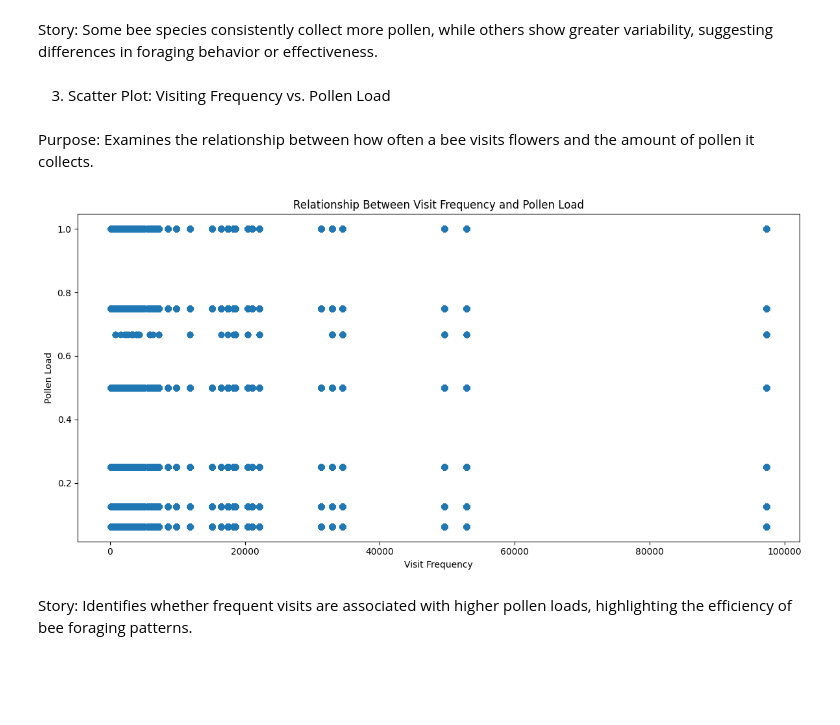
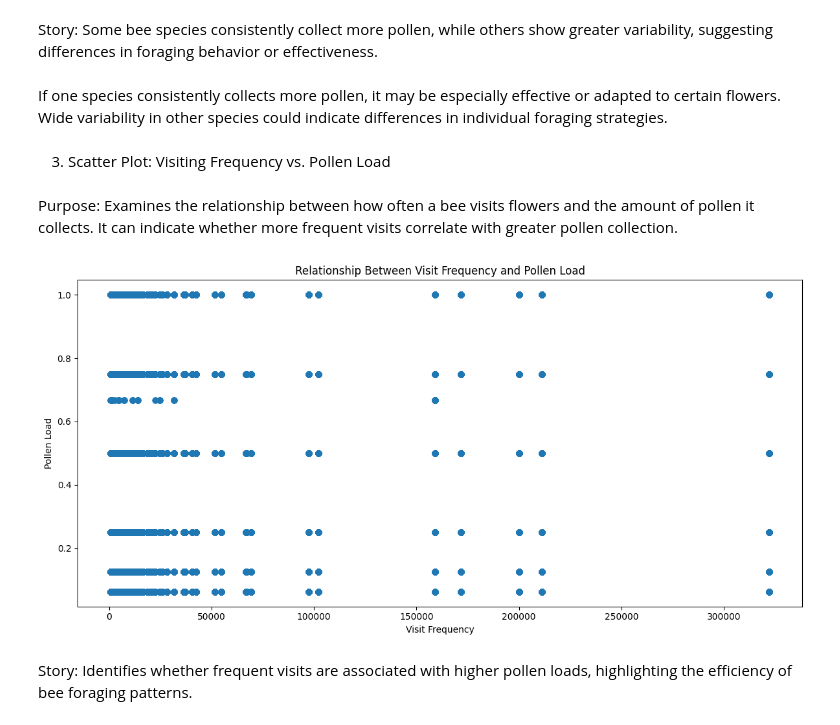
Before and after one commit to schneiderkelsey/wuuwuudata.github.io, a Jupyter notebook: plots_kelseyschneider/notebooks/visualizations.ipynb, the cells around one changed output. Drawn from its saved outputs; the diff is of its cells as text; code cells hidden in the pictures; blank space fills up the shorter version.

```diff
--- a/plots_kelseyschneider/notebooks/visualizations.ipynb
+++ b/plots_kelseyschneider/notebooks/visualizations.ipynb
@@ -1,6 +10,4 @@
 # %%
-import pandas as pd
-
 # Load your data files
 pollen_df = pd.read_csv('../data/2015_pollen_load_data.csv')
 visit_df = pd.read_csv('../data/2013_2015_flower_visitation_data.csv')
@@ -13,14 +20,17 @@ visit_df = visit_df[~visit_df['Farm'].str.contains('>>>>>>>', na=False)]
 print("Pollen DataFrame columns:", pollen_df.columns.tolist())
 print("Visit DataFrame columns:", visit_df.columns.tolist())
 
-# Merge the DataFrames (adjust column names as needed)
-merged_df = pd.merge(pollen_df, visit_df, on='Species', how='inner')
+# Merge the DataFrames on Species, which will create _x and _y suffixes for other columns
+# Rename Species columns before merge to be explicit
+merged_df = pd.merge(pollen_df.rename(columns={'Species': 'Species_flower'}),
+					 visit_df.rename(columns={'Species': 'Species_bee'}),
+					 left_on='Farm', right_on='Farm', how='inner')
 
 # Convert Load to numeric (it's currently object type)
 merged_df['Load'] = pd.to_numeric(merged_df['Load'], errors='coerce')
 
-# Now your groupby code should work (with correct column names)
-avg_pollen = merged_df.groupby('Visiting')['Load'].mean().sort_values(ascending=False)
+# Group by bee species and calculate average pollen load
+avg_pollen = merged_df.groupby('Species_bee')['Load'].mean().sort_values(ascending=False)
 print(avg_pollen)
 # %% [output]
 Pollen DataFrame columns: ['Farm', 'Type', 'Round', 'Date', 'Species', 'Load', 'Netted on', 'Plant pollen', 'Status', 'Proportion', 'Weight']
@@ -41,8 +51,6 @@ Name: Load, Length: 99, dtype: float64
 # %%
 def safe_merge_and_analyze():
     """Safely load, merge, and analyze data"""
-
-    import pandas as pd
 
     try:
         # Load data
@@ -92,9 +100,10 @@ merged_df = safe_merge_and_analyze()
 
 # If merge was successful, try the analysis
 if merged_df is not None:
-    # Replace with actual column names from the output above
-    # avg_pollen = merged_df.groupby('actual_species_column')['actual_load_column'].mean().sort_values(ascending=False)
-    print("Use the column names shown above to create your analysis")
+    # Convert Load to numeric
+    merged_df['Load'] = pd.to_numeric(merged_df['Load'], errors='coerce')
+    avg_pollen = merged_df.groupby('Species_y')['Load'].mean().sort_values(ascending=False)
+    print("Use Species_y and Load to create my analysis")
 # %% [output]
 ✓ Data loaded successfully
 Pollen shape: (3523, 11)
@@ -114,6 +123,6 @@ Use the column names shown above to create your analysis
 # %%
-# Remove rows with merge conflict markers
-merged_df = merged_df[~merged_df['Farm'].str.contains('>>>>>>>', na=False)]
+# Remove rows with merge conflict markers (using Farm_x since that's the actual column name after merge)
+merged_df = merged_df[~merged_df['Farm_x'].str.contains('>>>>>>>', na=False)]
 
-# Convert Load to numeric (it's currently object type)
+# Load is already numeric from the merge, but ensure it stays that way
 merged_df['Load'] = pd.to_numeric(merged_df['Load'], errors='coerce')
@@ -200,25 +179,27 @@ plt.show()
 # %% [markdown]
 Story: Some bee species consistently collect more pollen, while others show greater variability, suggesting differences in foraging behavior or effectiveness.
+# %% [markdown]
+If one species consistently collects more pollen, it may be especially effective or adapted to certain flowers. Wide variability in other species could indicate differences in individual foraging strategies.
 # %% [markdown]
 3. Scatter Plot: Visiting Frequency vs. Pollen Load
 # %% [markdown]
-Purpose: Examines the relationship between how often a bee visits flowers and the amount of pollen it collects.
+Purpose: Examines the relationship between how often a bee visits flowers and the amount of pollen it collects. It can indicate whether more frequent visits correlate with greater pollen collection.
 # %%
 # Remove rows with NaN values in Visiting or Load columns
 plot_df = merged_df.dropna(subset=['Visiting', 'Load'])
 
 # Create visit frequency counts
-visit_frequency = plot_df.groupby('Species_y').size()
-plot_df = plot_df.merge(visit_frequency.rename('visit_frequency'), left_on='Species_y', right_index=True)
+visit_frequency = plot_df.groupby('Visiting').size()
+plot_df = plot_df.merge(visit_frequency.rename('visit_frequency'), left_on='Visiting', right_index=True)
 
 plt.figure(figsize=(12, 6))
 plt.scatter(plot_df['visit_frequency'], plot_df['Load'], alpha=0.6)
 plt.title('Relationship Between Visit Frequency and Pollen Load')
 plt.xlabel('Visit Frequency')
 plt.ylabel('Pollen Load')
 plt.tight_layout()
 plt.show()
 # %% [output]
-[figure, old version]
+[figure, new version]
 # %% [markdown]
 Story: Identifies whether frequent visits are associated with higher pollen loads, highlighting the efficiency of bee foraging patterns.
```
Also changed, not shown: parts of 19 cells of this notebook, 8 other files.
